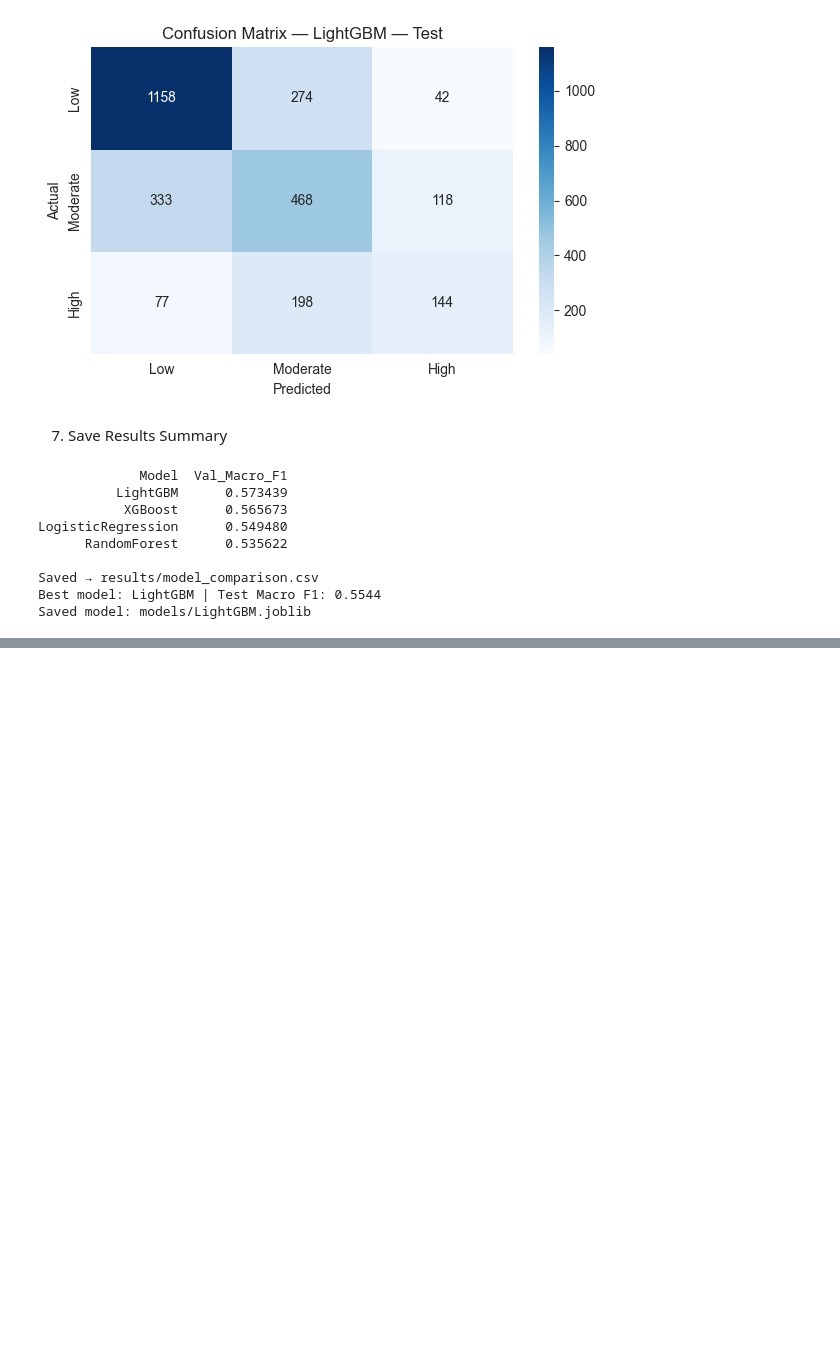
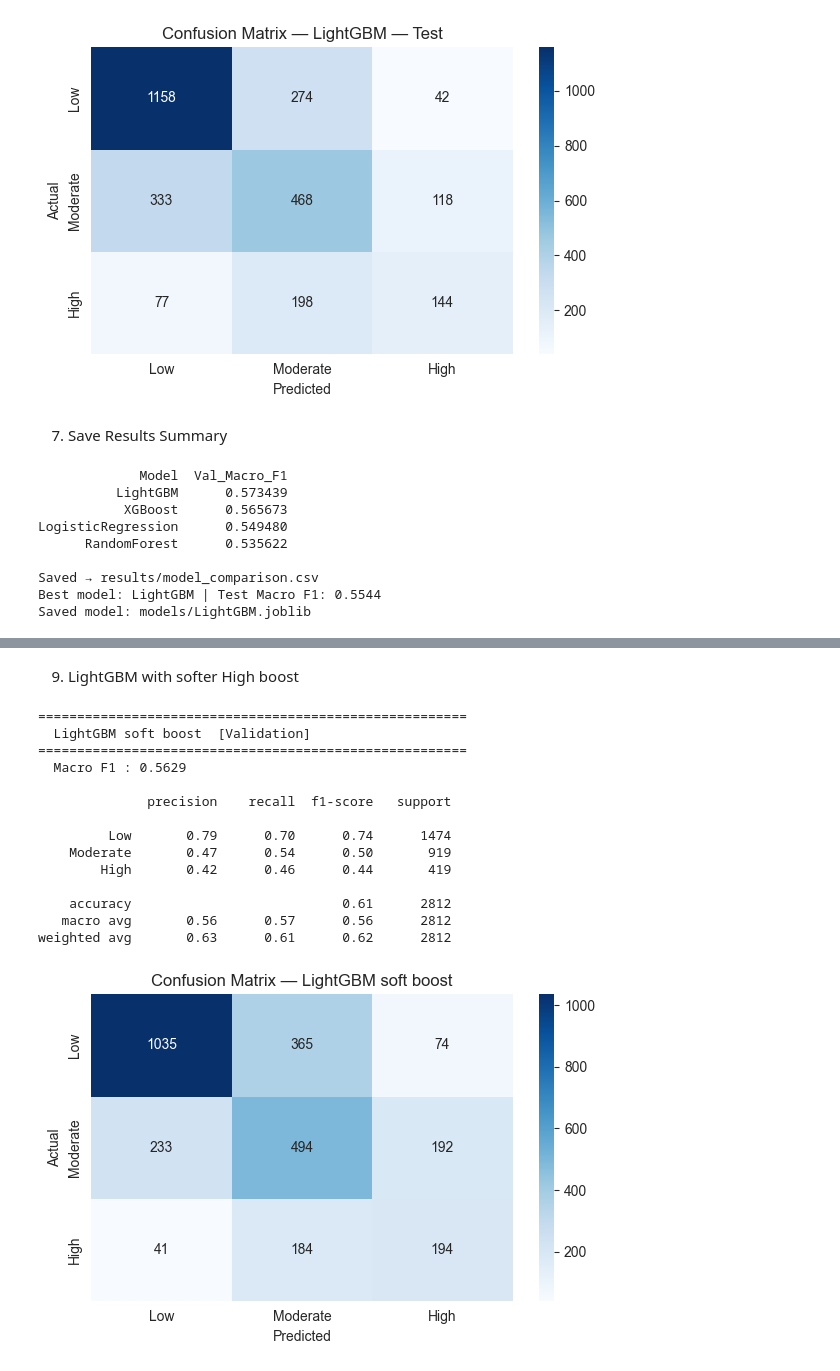
Before and after one commit to Mouhcine005/food-outbreak-severity-ml, a Jupyter notebook: notebooks/5-modeling.ipynb, the cells around one changed output, grey strips where cells are left out. Drawn from its saved outputs; the diff is of its cells as text; code cells hidden in the pictures; blank space fills up the shorter version.

```diff
--- a/notebooks/5-modeling.ipynb
+++ b/notebooks/5-modeling.ipynb
@@ -182,0 +217,31 @@ Saved model: models/LightGBM.joblib
+# %% [markdown]
+9. LightGBM with softer High boost
+# %%
+lgbm_soft = LGBMClassifier(
+    class_weight={0: 1, 1: 1.5, 2: 2},
+    random_state=42,
+    n_jobs=-1,
+    verbose=-1,
+)
+
+pipe_soft = build_pipeline(lgbm_soft, use_smote=True)
+pipe_soft.fit(X_train, y_train)
+
+f1_soft, y_pred_soft = evaluate_model(pipe_soft, X_val, y_val, model_name="LightGBM soft boost")
+plot_confusion_matrix(y_val, y_pred_soft, model_name="LightGBM soft boost")
+# %% [output]
+=======================================================
+  LightGBM soft boost  [Validation]
+=======================================================
+  Macro F1 : 0.5629
+
+              precision    recall  f1-score   support
+
+         Low       0.79      0.70      0.74      1474
+    Moderate       0.47      0.54      0.50       919
+        High       0.42      0.46      0.44       419
+
+    accuracy                           0.61      2812
+   macro avg       0.56      0.57      0.56      2812
+weighted avg       0.63      0.61      0.62      2812
+[figure, added]
```
Also changed, not shown: parts of 10 cells of this notebook, 2 other files.
